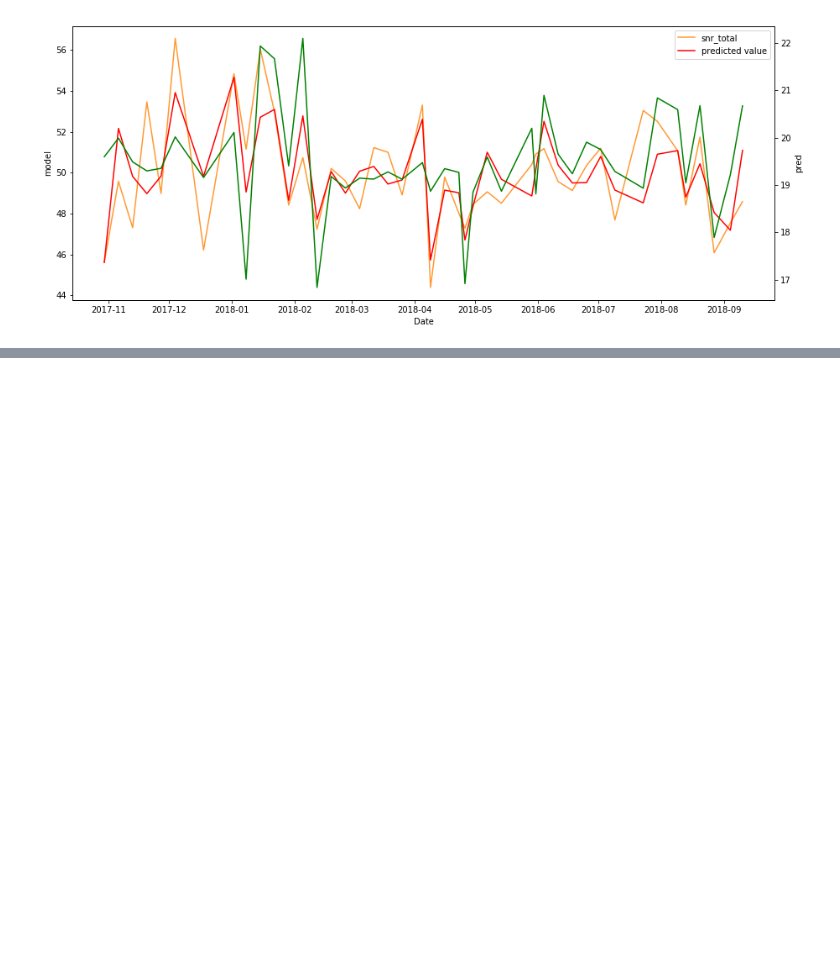
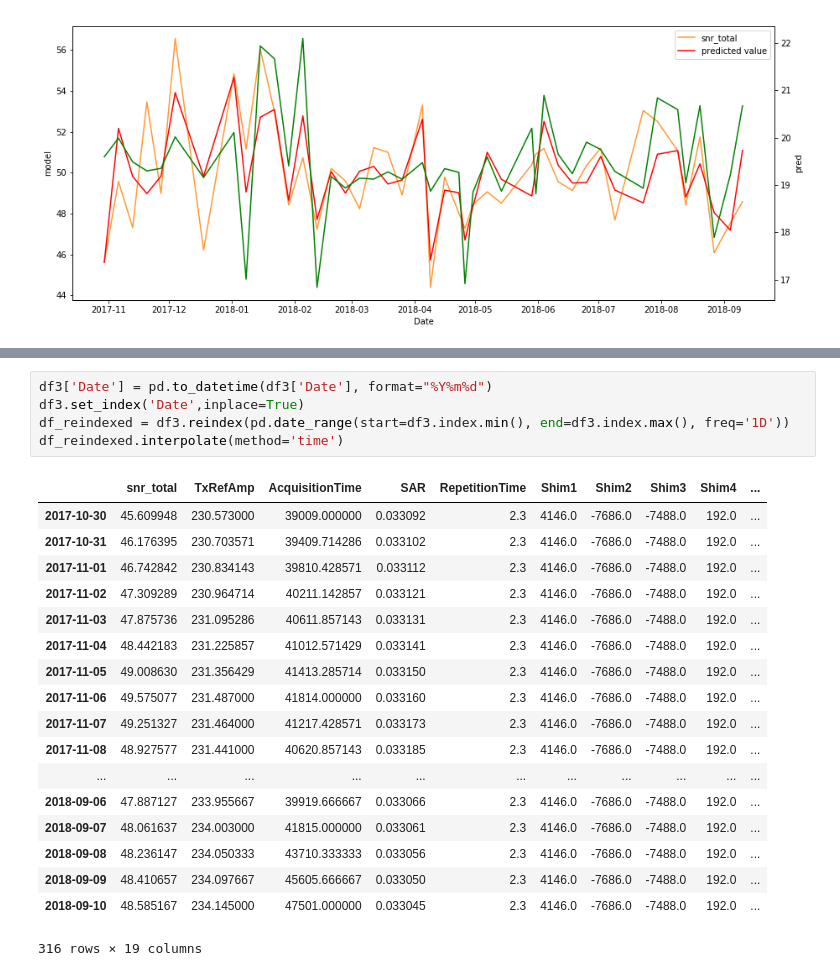
Before and after one commit to proj-nuisance/nuisance, a Jupyter notebook: ipy/nuisance.ipynb, the cells around one changed output, grey strips where cells are left out. Cells and saved outputs as stored; diff of their text form; blank space fills up the shorter version.

Commit message:
QA MRIQC data interpolated; awaiting next move

```diff
--- a/ipy/nuisance.ipynb
+++ b/ipy/nuisance.ipynb
@@ -359,0 +355,24 @@ pd.merge(real_df, seg_df, on=['sid', 'ses'], how='outer')
+# %%
+df3['Date'] = pd.to_datetime(df3['Date'], format="%Y%m%d")
+df3.set_index('Date',inplace=True)
+df_reindexed = df3.reindex(pd.date_range(start=df3.index.min(), end=df3.index.max(), freq='1D'))
+df_reindexed.interpolate(method='time')
+# %% [output]
+|  | snr_total | TxRefAmp | AcquisitionTime | SAR | RepetitionTime | Shim1 | Shim2 | Shim3 | Shim4 | ... |
+| 2017-10-30 | 45.609948 | 230.573000 | 39009.000000 | 0.033092 | 2.3 | 4146.0 | -7686.0 | -7488.0 | 192.0 | ... |
+| 2017-10-31 | 46.176395 | 230.703571 | 39409.714286 | 0.033102 | 2.3 | 4146.0 | -7686.0 | -7488.0 | 192.0 | ... |
+| 2017-11-01 | 46.742842 | 230.834143 | 39810.428571 | 0.033112 | 2.3 | 4146.0 | -7686.0 | -7488.0 | 192.0 | ... |
+| 2017-11-02 | 47.309289 | 230.964714 | 40211.142857 | 0.033121 | 2.3 | 4146.0 | -7686.0 | -7488.0 | 192.0 | ... |
+| 2017-11-03 | 47.875736 | 231.095286 | 40611.857143 | 0.033131 | 2.3 | 4146.0 | -7686.0 | -7488.0 | 192.0 | ... |
+| 2017-11-04 | 48.442183 | 231.225857 | 41012.571429 | 0.033141 | 2.3 | 4146.0 | -7686.0 | -7488.0 | 192.0 | ... |
+| 2017-11-05 | 49.008630 | 231.356429 | 41413.285714 | 0.033150 | 2.3 | 4146.0 | -7686.0 | -7488.0 | 192.0 | ... |
+| 2017-11-06 | 49.575077 | 231.487000 | 41814.000000 | 0.033160 | 2.3 | 4146.0 | -7686.0 | -7488.0 | 192.0 | ... |
+| 2017-11-07 | 49.251327 | 231.464000 | 41217.428571 | 0.033173 | 2.3 | 4146.0 | -7686.0 | -7488.0 | 192.0 | ... |
+| 2017-11-08 | 48.927577 | 231.441000 | 40620.857143 | 0.033185 | 2.3 | 4146.0 | -7686.0 | -7488.0 | 192.0 | ... |
+| ... | ... | ... | ... | ... | ... | ... | ... | ... | ... | ... |
+| 2018-09-06 | 47.887127 | 233.955667 | 39919.666667 | 0.033066 | 2.3 | 4146.0 | -7686.0 | -7488.0 | 192.0 | ... |
+| 2018-09-07 | 48.061637 | 234.003000 | 41815.000000 | 0.033061 | 2.3 | 4146.0 | -7686.0 | -7488.0 | 192.0 | ... |
+| 2018-09-08 | 48.236147 | 234.050333 | 43710.333333 | 0.033056 | 2.3 | 4146.0 | -7686.0 | -7488.0 | 192.0 | ... |
+| 2018-09-09 | 48.410657 | 234.097667 | 45605.666667 | 0.033050 | 2.3 | 4146.0 | -7686.0 | -7488.0 | 192.0 | ... |
+| 2018-09-10 | 48.585167 | 234.145000 | 47501.000000 | 0.033045 | 2.3 | 4146.0 | -7686.0 | -7488.0 | 192.0 | ... |
+316 rows × 19 columns
```
Also changed, not shown: parts of 3 cells of this notebook.
